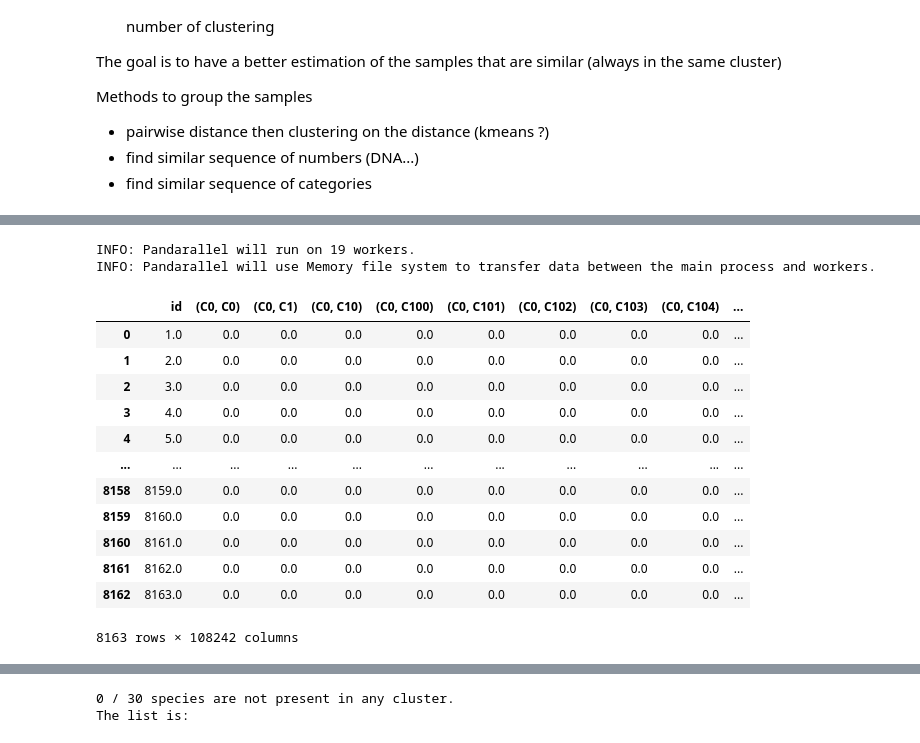
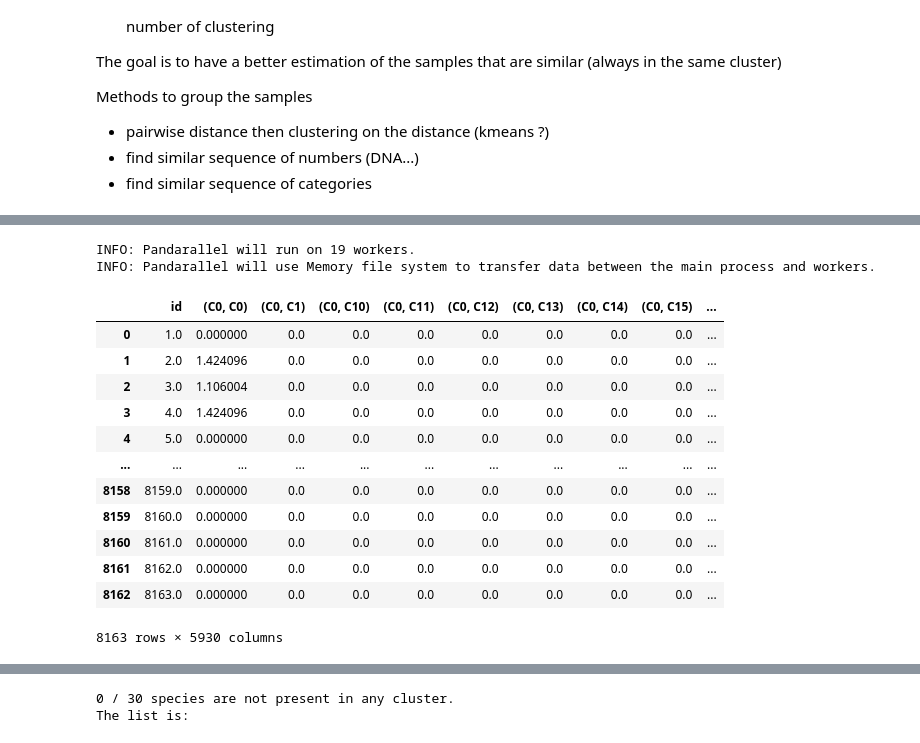
Before and after one commit to ear-team/darksound, a Jupyter notebook: notebooks/clustering-optimization.ipynb, the cells around one changed output, grey strips where cells are left out. Drawn from its saved outputs; the diff is of its cells as text; code cells hidden in the pictures.

```diff
--- a/notebooks/clustering-optimization.ipynb
+++ b/notebooks/clustering-optimization.ipynb
@@ -55,11 +55,15 @@ def evaluation(features, true_labels, clusterer):
     ami = adjusted_mutual_info_score(true_labels[clustered], pseudo_labels[clustered])
     # sometimes the validity index can't be computed
     try :
-        dbcv, per_cluster_dbcv = validity_index(features.astype(np.float64), pseudo_labels, metric='euclidean', per_pseudo_label_id_scores=True)
+        dbcv, dbcv_per_cluster = validity_index(
+                                    X=embedding.astype(np.float64),
+                                    labels=pseudo_labels,
+                                    metric='euclidean',
+                                    per_cluster_scores=True)
     except:
-        dbcv = 0
-        per_cluster_dbcv = [0]
-    return ari, ami, dbcv, per_cluster_dbcv
+        dbcv = np.nan
+        dbcv_per_cluster = [np.nan]
+    return ari, ami, dbcv, dbcv_per_cluster
 
 def get_clusterer(features, n_components, method_reduc='PCA', method_cluster='DBSCAN', random_seed = 1979) :
     if method_reduc == 'PCA':
@@ -67,20 +71,20 @@ def get_clusterer(features, n_components, method_reduc='PCA', method_cluster='DB
         pca = PCA(n_components=n_components, random_state=random_seed)
         embedding = pca.fit_transform(features)
         # Determine the parameters for DBSCAN (Sander et al., 1998, Schubert et al., 2017)
-        k = embedding.shape[1] * 2
+        k = embedding.shape[1] * 2 -1
     elif method_reduc == 'TSVD':
         # Linear reduction of dimensionality of the latent space
         embedding = TruncatedSVD(n_components=n_components, random_state=random_seed).fit_transform(features)
         # Determine the parameters for DBSCAN (Sander et al., 1998, Schubert et al., 2017)
-        k = embedding.shape[1] * 2
+        k = embedding.shape[1] * 2 -1
     elif method_reduc == 'UMAP':
         # Nonlinear reduction of dimensionality of the latent space
         embedding = umap.UMAP(densmap=True, n_components=n_components, n_jobs=-1, random_state=random_seed).fit_transform(features)
         # Determine the parameters for DBSCAN (Sander et al., 1998, Schubert et al., 2017)
-        k = embedding.shape[1] * 2
+        k = embedding.shape[1] * 2 -1
     else:
         embedding = features
-        k = n_components * 2
+        k = n_components * 2 -1
 
     # Calculate average distance between each point in the data set and its k-nearest neighbors (k corresponds to min_points).
     neighbors = NearestNeighbors(n_neighbors=k)
@@ -100,9 +104,10 @@ def get_clusterer(features, n_components, method_reduc='PCA', method_cluster='DB
 
     if method_cluster == 'HDBSCAN':
         # Perform HDBSCAN clustering from embedding array (min_cluster_size is equivalent to min_samples in DBSCAN)
-        # clusterer = HDBSCAN(min_cluster_size=k, min_samples=k//2).fit(embedding)
-        # clusterer = HDBSCAN(min_cluster_size=k, min_samples=k//2, cluster_selection_epsilon=eps).fit(embedding)
-        clusterer = HDBSCAN(min_cluster_size=k, min_samples=k//2, cluster_selection_epsilon=eps, prediction_data=True).fit(embedding)
+        if eps == 0 :
+            clusterer = HDBSCAN(min_cluster_size=k, min_samples=k//2).fit(embedding)
+        else:
+            clusterer = HDBSCAN(min_cluster_size=k, min_samples=k//2, cluster_selection_epsilon=eps).fit(embedding)
     elif method_cluster == 'DBSCAN':
         # Perform DBSCAN clustering from embedding array
         clusterer = DBSCAN(min_samples=k, eps=eps).fit(embedding)
@@ -288,10 +313,9 @@ Methods to group the samples
 # PREPARE THE DATA FOR THE CLUSTERING
 #--------------------------------------------------------------------------
 features = np.load(f'{parent_path}//embeddings//features//prototypical-networks-5way-1shot-densenet-30classes.npy')
-n_components = np.arange(2,10)
+n_components = [5,10,15,20,25,30]
 method_reduc = 'UMAP'
-method_cluster = 'HDBSCAN'
-seeds = np.arange(10)
+method_cluster = 'DBSCAN'
 
 pseudo_labels_list = []
 
@@ -362,32 +391,35 @@ df_sequence_cluster_ids
 8163 rows × 2 columns
 # %%
+# https://github.com/cran2367/sgt/blob/master/sgt.ipynb
+# Sequence Graph Transform (SGT) — Sequence Embedding for Clustering, Classification, and Search
+
 from sgt import SGT
 import pandarallel  # required library for multiprocessing
 
 sgt = SGT(kappa=1,
         flatten=True,
-        lengthsensitive=False,
+        lengthsensitive=True,
         mode='multiprocessing')
 
 sgtembedding_df = sgt.fit_transform(corpus=df_sequence_cluster_ids)
 
 sgtembedding_df
 # %% [output]
 INFO: Pandarallel will run on 19 workers.
 INFO: Pandarallel will use Memory file system to transfer data between the main process and workers.
-|  | id | (C0, C0) | (C0, C1) | (C0, C10) | (C0, C100) | (C0, C101) | (C0, C102) | (C0, C103) | (C0, C104) | ... |
-| 0 | 1.0 | 0.0 | 0.0 | 0.0 | 0.0 | 0.0 | 0.0 | 0.0 | 0.0 | ... |
-| 1 | 2.0 | 0.0 | 0.0 | 0.0 | 0.0 | 0.0 | 0.0 | 0.0 | 0.0 | ... |
-| 2 | 3.0 | 0.0 | 0.0 | 0.0 | 0.0 | 0.0 | 0.0 | 0.0 | 0.0 | ... |
-| 3 | 4.0 | 0.0 | 0.0 | 0.0 | 0.0 | 0.0 | 0.0 | 0.0 | 0.0 | ... |
-| 4 | 5.0 | 0.0 | 0.0 | 0.0 | 0.0 | 0.0 | 0.0 | 0.0 | 0.0 | ... |
+|  | id | (C0, C0) | (C0, C1) | (C0, C10) | (C0, C11) | (C0, C12) | (C0, C13) | (C0, C14) | (C0, C15) | ... |
+| 0 | 1.0 | 0.000000 | 0.0 | 0.0 | 0.0 | 0.0 | 0.0 | 0.0 | 0.0 | ... |
+| 1 | 2.0 | 1.424096 | 0.0 | 0.0 | 0.0 | 0.0 | 0.0 | 0.0 | 0.0 | ... |
+| 2 | 3.0 | 1.106004 | 0.0 | 0.0 | 0.0 | 0.0 | 0.0 | 0.0 | 0.0 | ... |
+| 3 | 4.0 | 1.424096 | 0.0 | 0.0 | 0.0 | 0.0 | 0.0 | 0.0 | 0.0 | ... |
+| 4 | 5.0 | 0.000000 | 0.0 | 0.0 | 0.0 | 0.0 | 0.0 | 0.0 | 0.0 | ... |
 | ... | ... | ... | ... | ... | ... | ... | ... | ... | ... | ... |
-| 8158 | 8159.0 | 0.0 | 0.0 | 0.0 | 0.0 | 0.0 | 0.0 | 0.0 | 0.0 | ... |
-| 8159 | 8160.0 | 0.0 | 0.0 | 0.0 | 0.0 | 0.0 | 0.0 | 0.0 | 0.0 | ... |
-| 8160 | 8161.0 | 0.0 | 0.0 | 0.0 | 0.0 | 0.0 | 0.0 | 0.0 | 0.0 | ... |
-| 8161 | 8162.0 | 0.0 | 0.0 | 0.0 | 0.0 | 0.0 | 0.0 | 0.0 | 0.0 | ... |
-| 8162 | 8163.0 | 0.0 | 0.0 | 0.0 | 0.0 | 0.0 | 0.0 | 0.0 | 0.0 | ... |
+| 8158 | 8159.0 | 0.000000 | 0.0 | 0.0 | 0.0 | 0.0 | 0.0 | 0.0 | 0.0 | ... |
+| 8159 | 8160.0 | 0.000000 | 0.0 | 0.0 | 0.0 | 0.0 | 0.0 | 0.0 | 0.0 | ... |
+| 8160 | 8161.0 | 0.000000 | 0.0 | 0.0 | 0.0 | 0.0 | 0.0 | 0.0 | 0.0 | ... |
+| 8161 | 8162.0 | 0.000000 | 0.0 | 0.0 | 0.0 | 0.0 | 0.0 | 0.0 | 0.0 | ... |
+| 8162 | 8163.0 | 0.000000 | 0.0 | 0.0 | 0.0 | 0.0 | 0.0 | 0.0 | 0.0 | ... |
-8163 rows × 108242 columns
+8163 rows × 5930 columns
 # %%
 # Set the id column as the dataframe index
 sgtembedding_df = sgtembedding_df.set_index('id')
```
Also changed, not shown: parts of 22 cells of this notebook.
